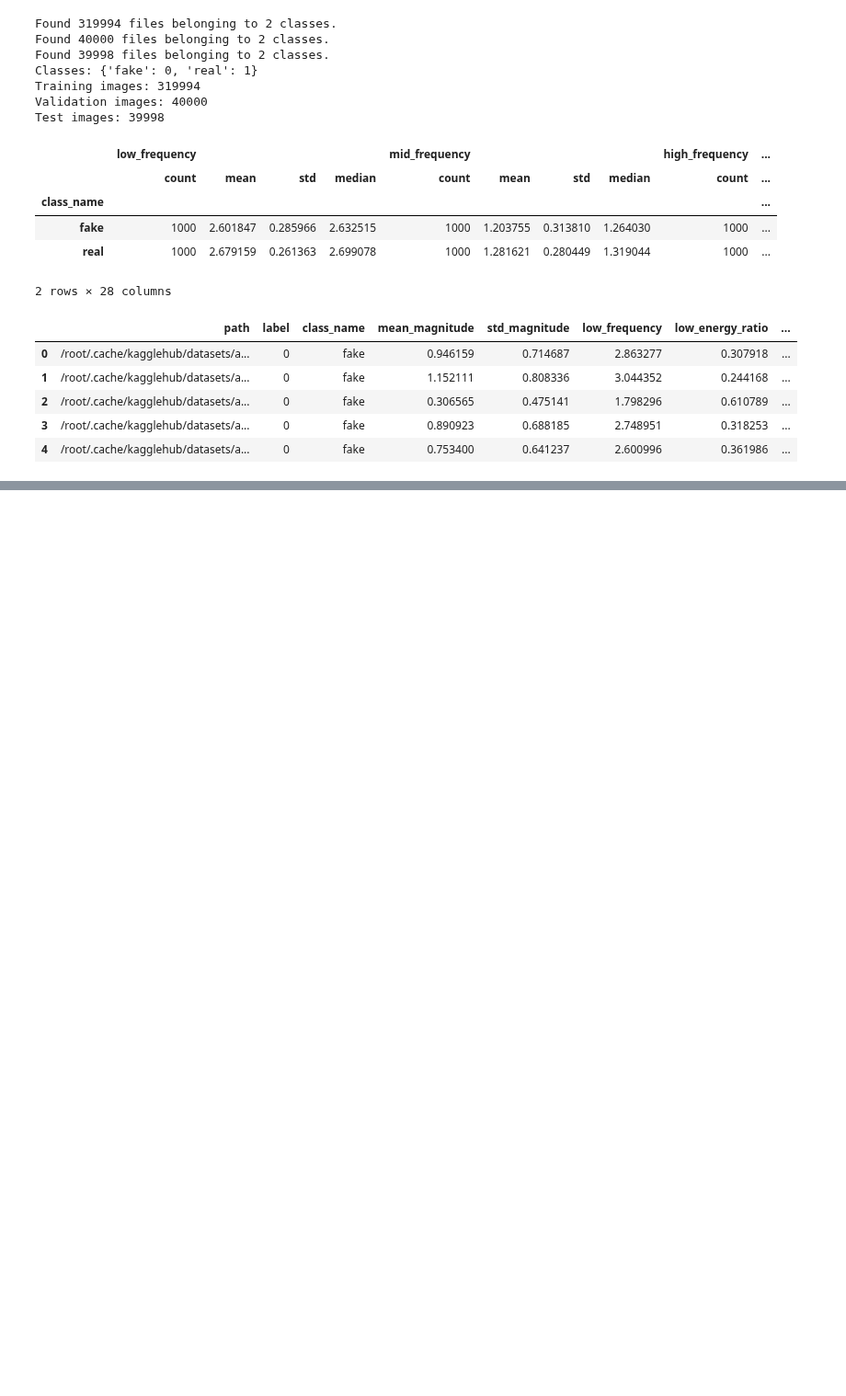
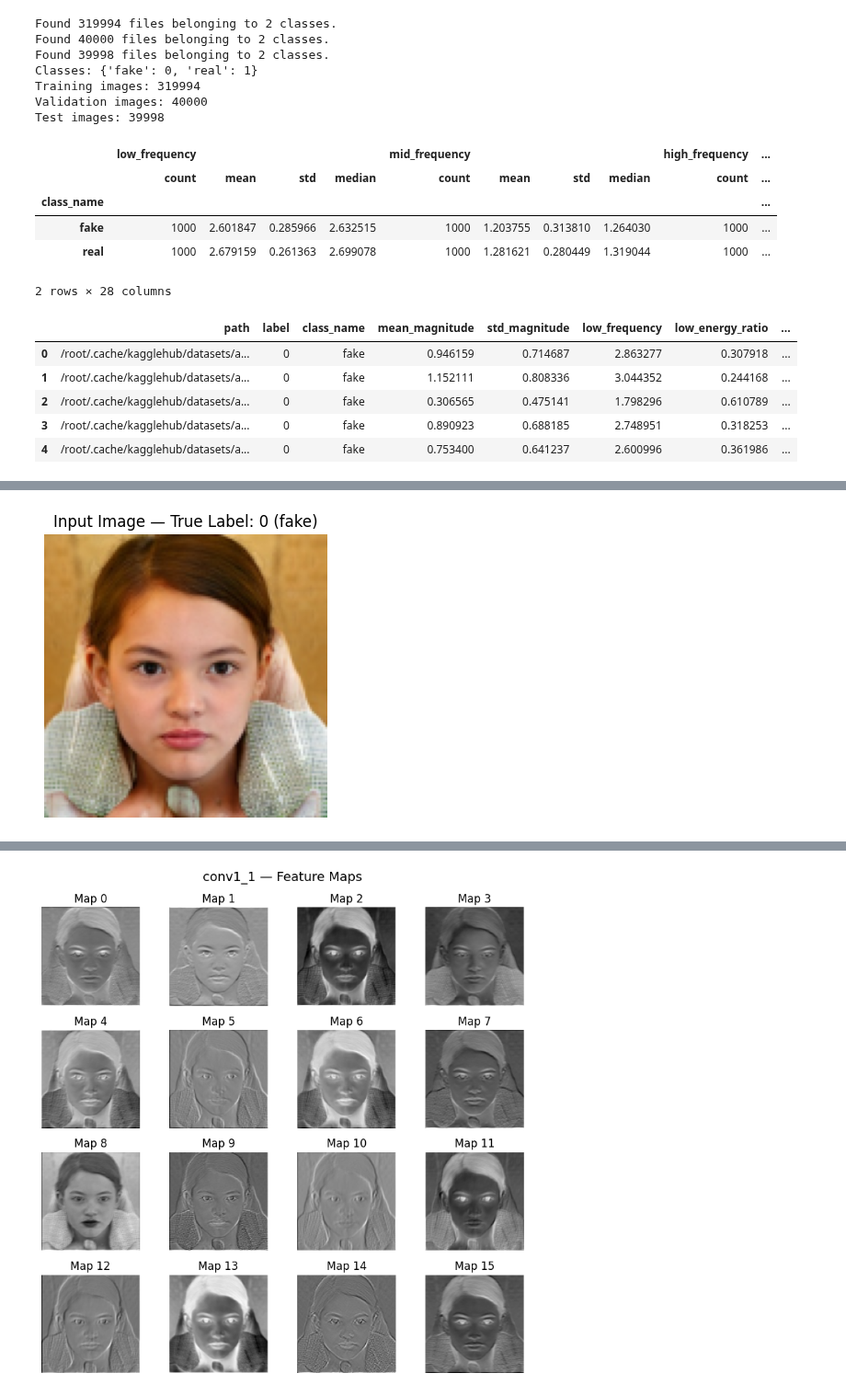
Before and after one commit to a-little-black-cat/DeepLearningProject, a Jupyter notebook: face_classif.ipynb, the cells around one changed output, grey strips where cells are left out. Shown at 92% size. Saved outputs shown, nothing was run; the diff lists cells and outputs as text; code cells hidden in the pictures; blank space fills up the shorter version.

```diff
--- a/face_classif.ipynb
+++ b/face_classif.ipynb
@@ -572,0 +735,33 @@ NameError: name 'history' is not defined
+# %%
+for sample_images, sample_labels in final_val_ds.take(1):
+    sample_image = sample_images[0:1]
+    sample_label = int(sample_labels[0].numpy().item())
+    break
+
+plt.figure(figsize=(4, 4))
+plt.imshow(sample_image[0])
+plt.title(f"Input Image — True Label: {sample_label} ({class_names[sample_label]})")
+plt.axis("off"); plt.show()
+
+conv_layers = [layer for layer in final_model.layers if isinstance(layer, tf.keras.layers.Conv2D)]
+activation_model = tf.keras.Model(
+    inputs=final_model.inputs,
+    outputs=[layer.output for layer in conv_layers]
+)
+activations = activation_model.predict(sample_image, verbose=0)
+
+def visualize_feature_maps(activations, conv_layers, max_features=16):
+    for layer, activation in zip(conv_layers, activations):
+        n_features = min(max_features, activation.shape[-1])
+        fig, axes = plt.subplots(4, 4, figsize=(8, 8))
+        fig.suptitle(f"{layer.name} — Feature Maps", fontsize=14)
+        for i, ax in enumerate(axes.flat):
+            if i < n_features:
+                ax.imshow(activation[0, :, :, i], cmap="gray")
+                ax.set_title(f"Map {i}")
+            ax.axis("off")
+        plt.tight_layout(); plt.show()
+
+visualize_feature_maps(activations, conv_layers)
+# %% [output]
+[figure, added]
@@ -572,0 +769 @@ NameError: name 'history' is not defined
+[figure, added]
```
Also changed, not shown: parts of 13 cells of this notebook.
